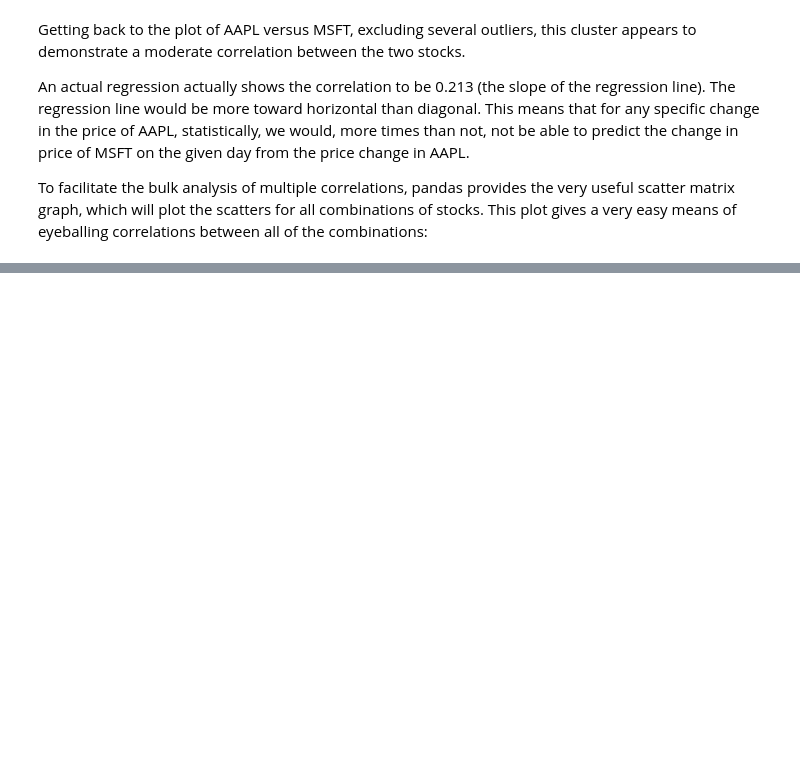
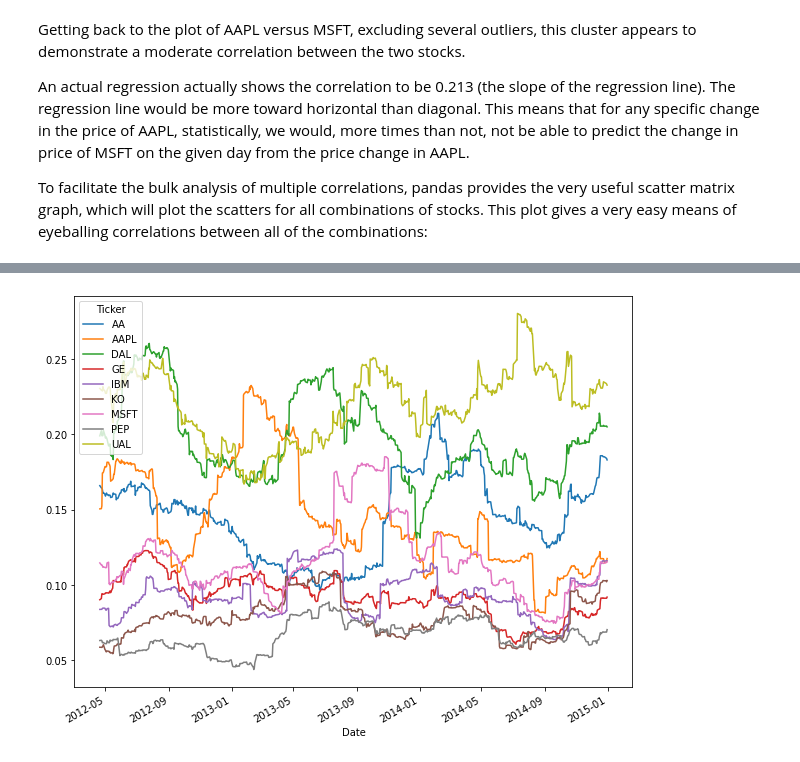
Before and after one commit to apkap83/Pandas_Notes, a Jupyter notebook: Learning_Pandas_Chapter_12 - Applications to Finance.ipynb, the cells around one changed output, grey strips where cells are left out. Saved outputs shown, nothing was run; the diff lists cells and outputs as text; code cells hidden in the pictures; blank space fills up the shorter version.

```diff
--- a/Learning_Pandas_Chapter_12 - Applications to Finance.ipynb
+++ b/Learning_Pandas_Chapter_12 - Applications to Finance.ipynb
@@ -583,0 +664,11 @@ gives a very easy means of eyeballing correlations between all of the combinatio
+# %%
+# 75 period minimum
+min_periods = 75
+# calculate the volatility
+
+vol = daily_pc.rolling(min_periods).std() *  np.sqrt(min_periods)
+
+# plot it
+vol.plot(figsize=(10, 8));
+# %% [output]
+[figure, added]
```
Also changed, not shown: parts of 17 cells of this notebook.
